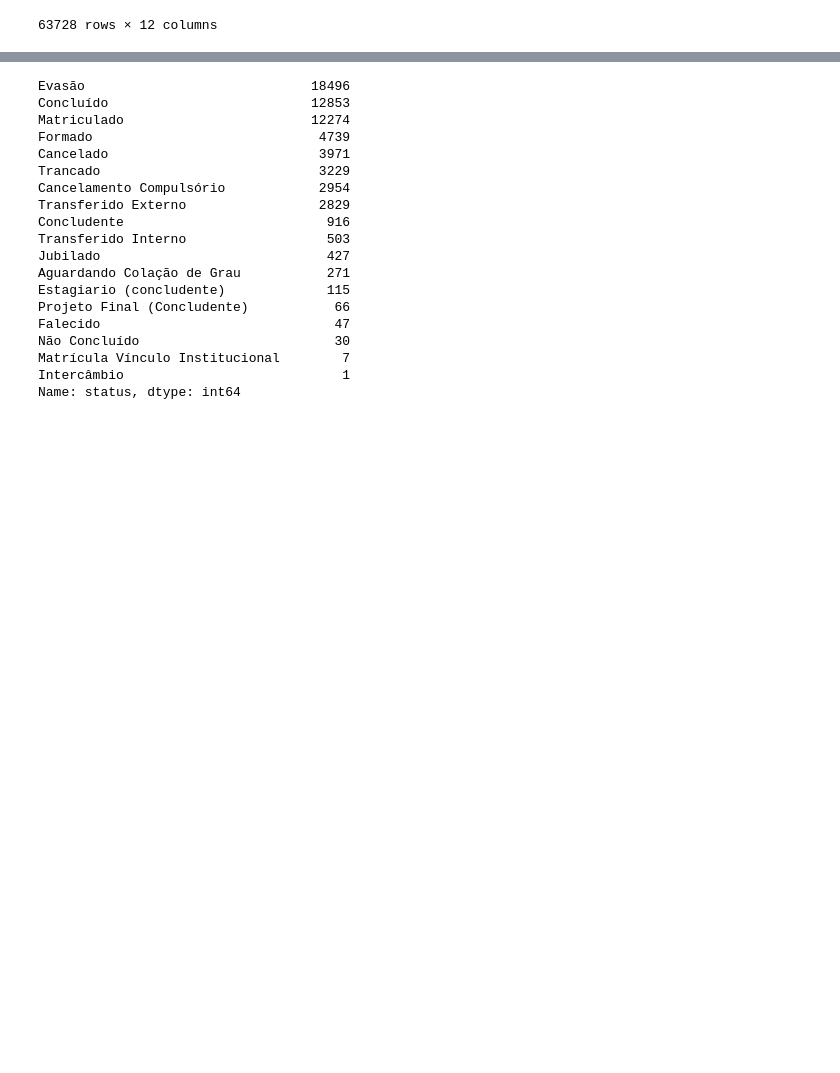
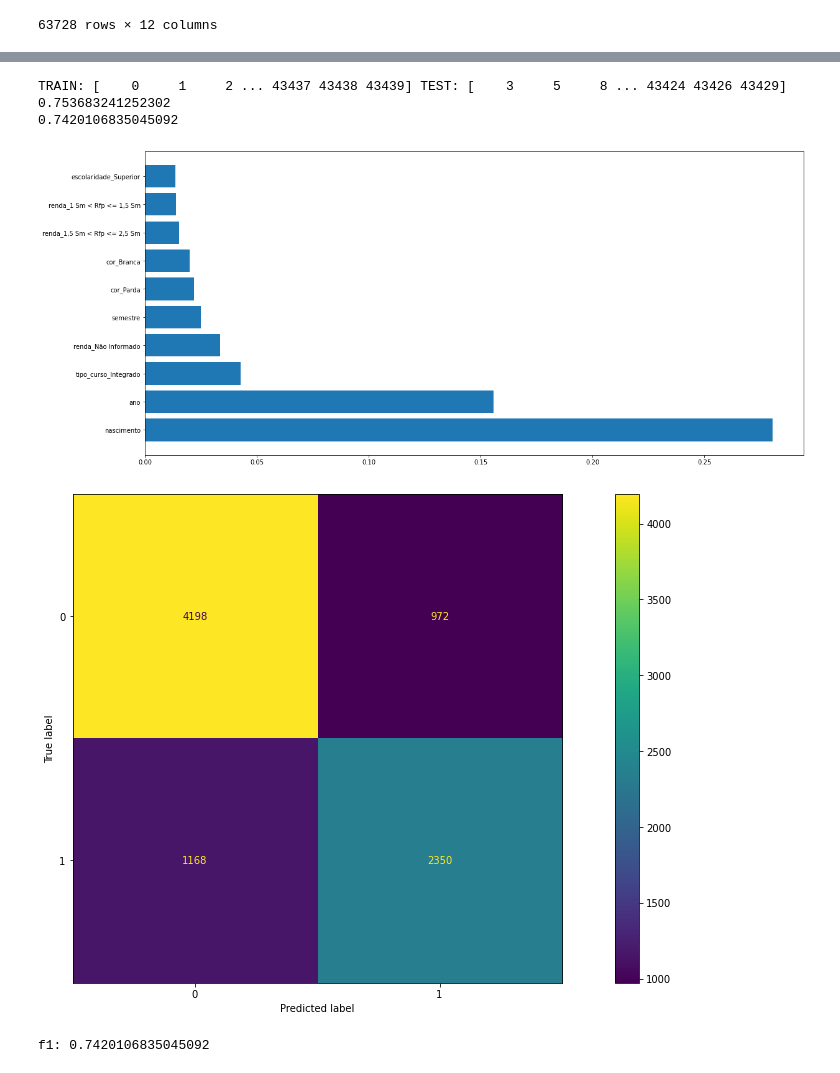
Before and after one commit to znehAC/mineracao_dados, a Jupyter notebook: main3.ipynb, the cells around one changed output, grey strips where cells are left out. Saved outputs shown, nothing was run; the diff lists cells and outputs as text; code cells hidden in the pictures; blank space fills up the shorter version.

```diff
--- a/main3.ipynb
+++ b/main3.ipynb
@@ -749,41 +731,36 @@ x.columns[176]
-# %%
-df["status"].value_counts()
-# %% [output]
-Evasão                             18496
-Concluído                          12853
-Matriculado                        12274
-Formado                             4739
-Cancelado                           3971
-Trancado                            3229
-Cancelamento Compulsório            2954
-Transferido Externo                 2829
-Concludente                          916
-Transferido Interno                  503
-Jubilado                             427
-Aguardando Colação de Grau           271
-Estagiario (concludente)             115
-Projeto Final (Concludente)           66
-Falecido                              47
-Não Concluído                         30
-Matrícula Vínculo Institucional        7
-Intercâmbio                            1
-Name: status, dtype: int64
 # %%
 from sklearn.tree import DecisionTreeClassifier, plot_tree
 from sklearn.metrics import accuracy_score, ConfusionMatrixDisplay, confusion_matrix, f1_score
 from sklearn.ensemble import RandomForestClassifier
+from sklearn.inspection import permutation_importance
 
-rf = RandomForestClassifier(n_jobs = -1, random_state = 42,criterion='entropy',min_samples_leaf=10,n_estimators=500,max_depth = 10)
+import numpy as np
+mean = 0
+rf = RandomForestClassifier(n_jobs = -1, random_state = 42,criterion='entropy')
 skf.get_n_splits(x,y)
 for train_index, test_index in skf.split(x, y):
     print("TRAIN:", train_index, "TEST:", test_index)
     x_train, x_test = x.loc[train_index, :], x.loc[test_index, :]
     y_train, y_test = y.loc[train_index], y.loc[test_index]
     rf.fit(x_train, y_train)
     y_pred = rf.predict(x_test)
     print(accuracy_score(y_test,y_pred))
+    mean += f1_score(y_test,y_pred, average = "macro")
     print(f1_score(y_test,y_pred, average = "macro"))
+    idx = np.argsort(rf.feature_importances_)
+    names = x_train.columns[idx][::-1]
+    features = rf.feature_importances_[idx][::-1]
+    plt.barh(names[:10], features[:10])
     cm =confusion_matrix(y_test, y_pred, labels=rf.classes_)
     disp = ConfusionMatrixDisplay(confusion_matrix = cm, display_labels=rf.classes_)
     disp.plot()
     plt.show()
+    break
+print("f1:", mean/1)
+# %% [output]
+TRAIN: [    0     1     2 ... 43437 43438 43439] TEST: [    3     5     8 ... 43424 43426 43429]
+0.753683241252302
+0.7420106835045092
+[figure, added]
+[figure, added]
+f1: 0.7420106835045092
```
Also changed, not shown: parts of 8 cells of this notebook.
